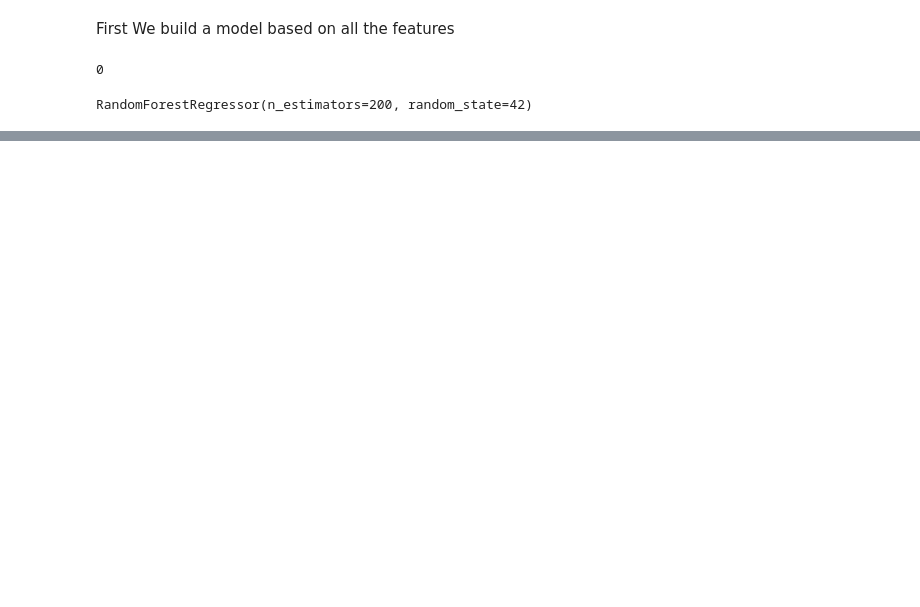
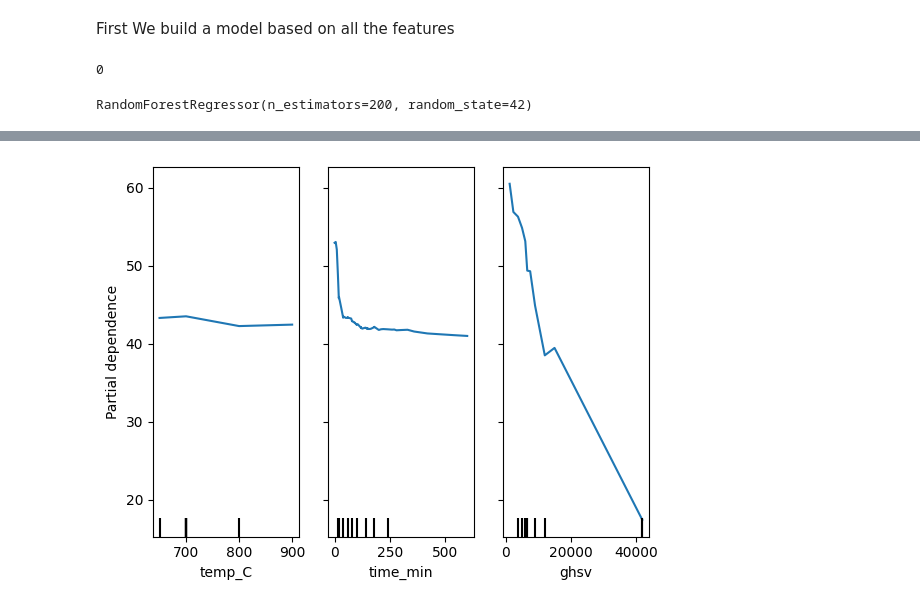
Before and after one commit to propulse-7969/UGP-ML-x-Catalysis, a Jupyter notebook: notebooks/EDA_CDM_H2_Yield.ipynb, the cells around one changed output, grey strips where cells are left out. Drawn from its saved outputs; the diff is of its cells as text; code cells hidden in the pictures; blank space fills up the shorter version.

```diff
--- a/notebooks/EDA_CDM_H2_Yield.ipynb
+++ b/notebooks/EDA_CDM_H2_Yield.ipynb
@@ -172,0 +174,9 @@ plt.show()
+# %%
+from sklearn.inspection import PartialDependenceDisplay
+
+features_to_plot = ['temp_C', 'time_min', 'ghsv']
+
+PartialDependenceDisplay.from_estimator(rf, X, features_to_plot)
+plt.show()
+# %% [output]
+[figure, added]
```
Also changed, not shown: parts of 14 cells of this notebook, 7 other files.
